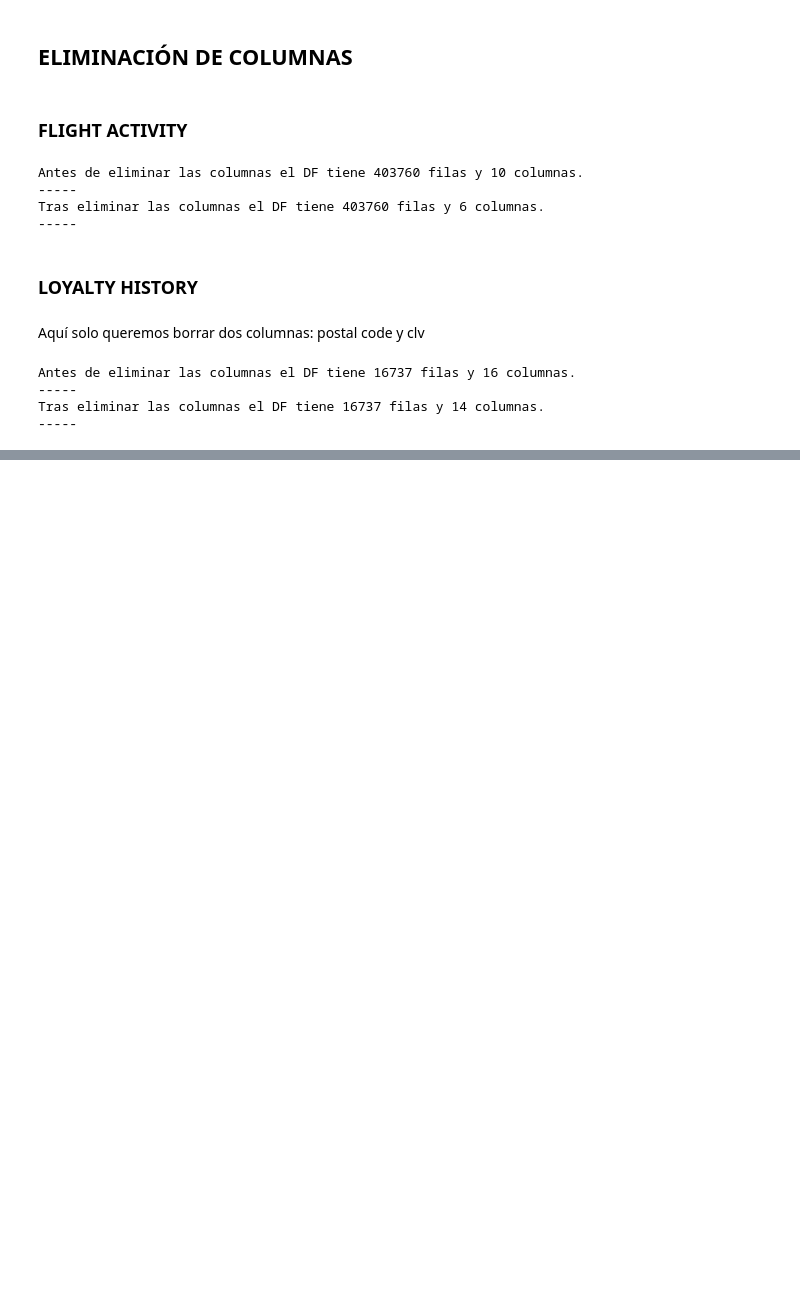
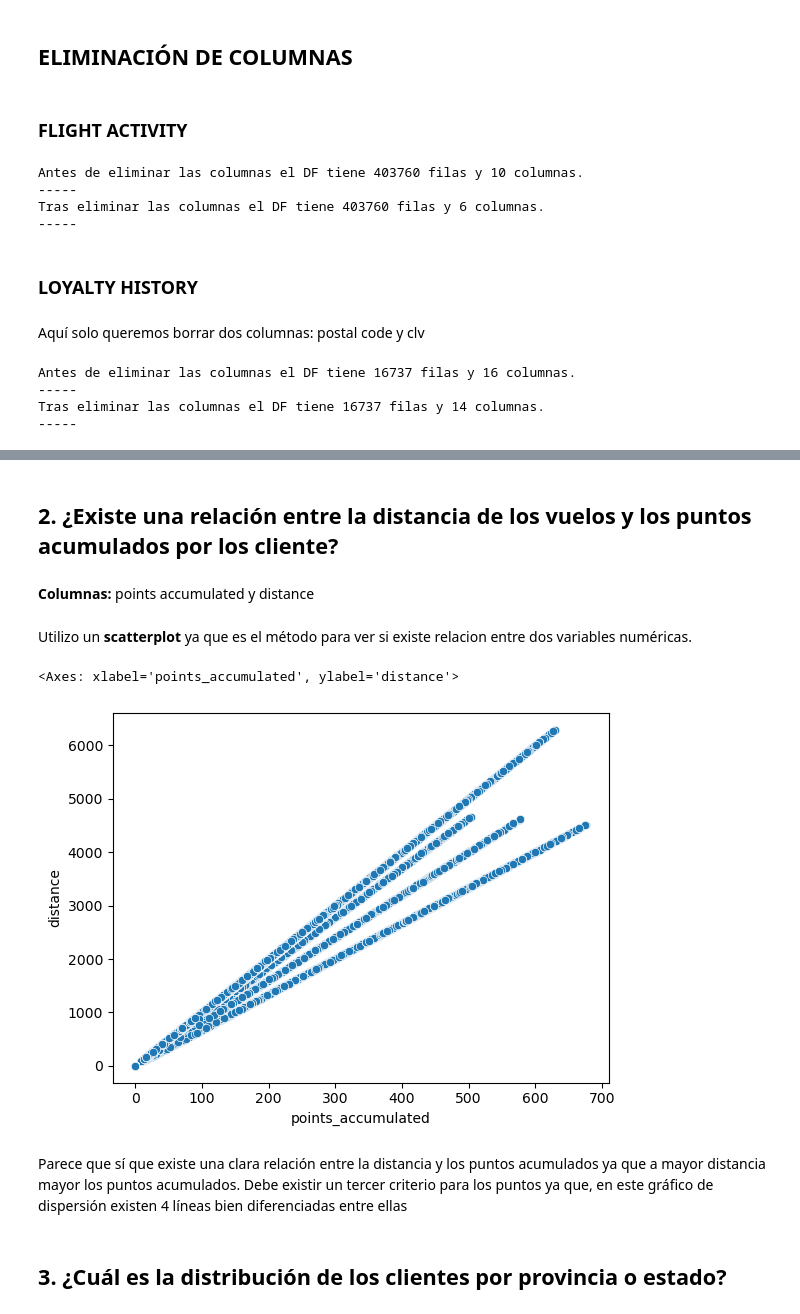
Before and after one commit to Adalab/bda-modulo-3-evaluacion-final-aarcidiac2, a Jupyter notebook: modulo-3-evaluacion-final.ipynb, the cells around one changed output, grey strips where cells are left out. Cells and saved outputs as stored; diff of their text form; code cells hidden in the pictures; blank space fills up the shorter version.

```diff
--- a/modulo-3-evaluacion-final.ipynb
+++ b/modulo-3-evaluacion-final.ipynb
@@ -349,0 +470,15 @@ Tras eliminar las columnas el DF tiene 16737 filas y 14 columnas.
+# %% [markdown]
+## 2. ¿Existe una relación entre la **distancia de los vuelos** y los **puntos acumulados** por los cliente?
+# %% [markdown]
+**Columnas:** points accumulated y distance
+# %% [markdown]
+Utilizo un **scatterplot** ya que es el método para ver si existe relacion entre dos variables numéricas.
+# %%
+sns.scatterplot(data=df_combinado, x="points_accumulated", y="distance")
+# %% [output]
+<Axes: xlabel='points_accumulated', ylabel='distance'>
+[figure, added]
+# %% [markdown]
+Parece que sí que existe una clara relación entre la distancia y los puntos acumulados ya que a mayor distancia mayor los puntos acumulados. Debe existir un tercer criterio para los puntos ya que, en este gráfico de dispersión existen 4 líneas bien diferenciadas entre ellas
+# %% [markdown]
+## 3. ¿Cuál es la distribución de los clientes por **provincia o estado**?
```
Also changed, not shown: parts of 22 cells of this notebook, 1 other file.
